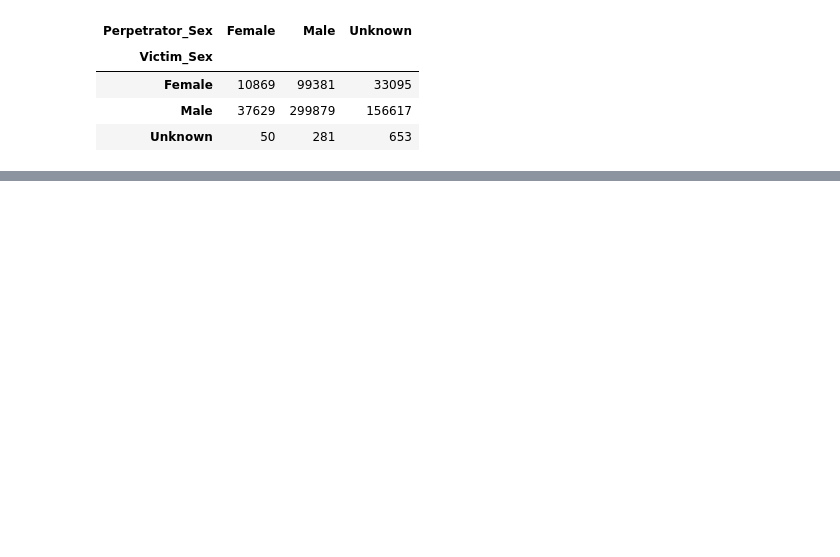
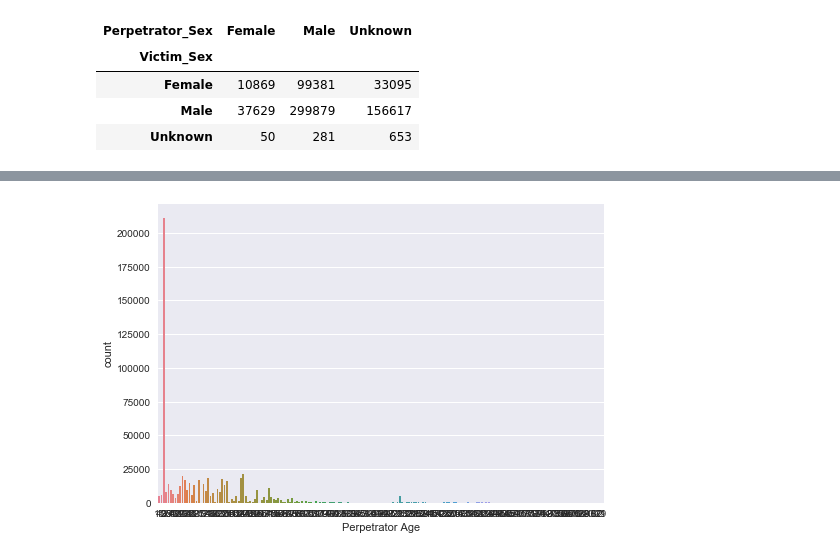
Before and after one commit to DuncanCasteleyn/Data-Mining-Project-3TI, a Jupyter notebook: project.ipynb, the cells around one changed output, grey strips where cells are left out. Saved outputs shown, nothing was run; the diff lists cells and outputs as text; code cells hidden in the pictures; blank space fills up the shorter version.

```diff
--- a/project.ipynb
+++ b/project.ipynb
@@ -94,0 +104,5 @@ pandas.crosstab(homicide.Victim_Sex, homicide.Perpetrator_Sex)
+# %%
+seaborn.countplot(x = 'Perpetrator Age', data=database_df, palette="husl")
+seaborn.plt.show()
+# %% [output]
+[figure, added]
```
Also changed, not shown: parts of 4 cells of this notebook.
